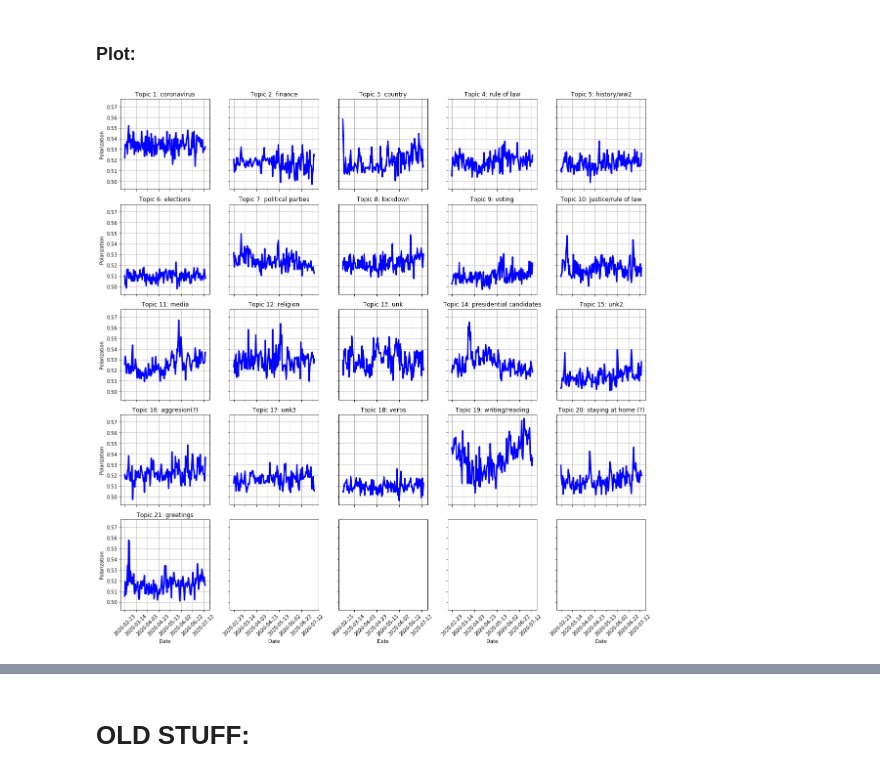
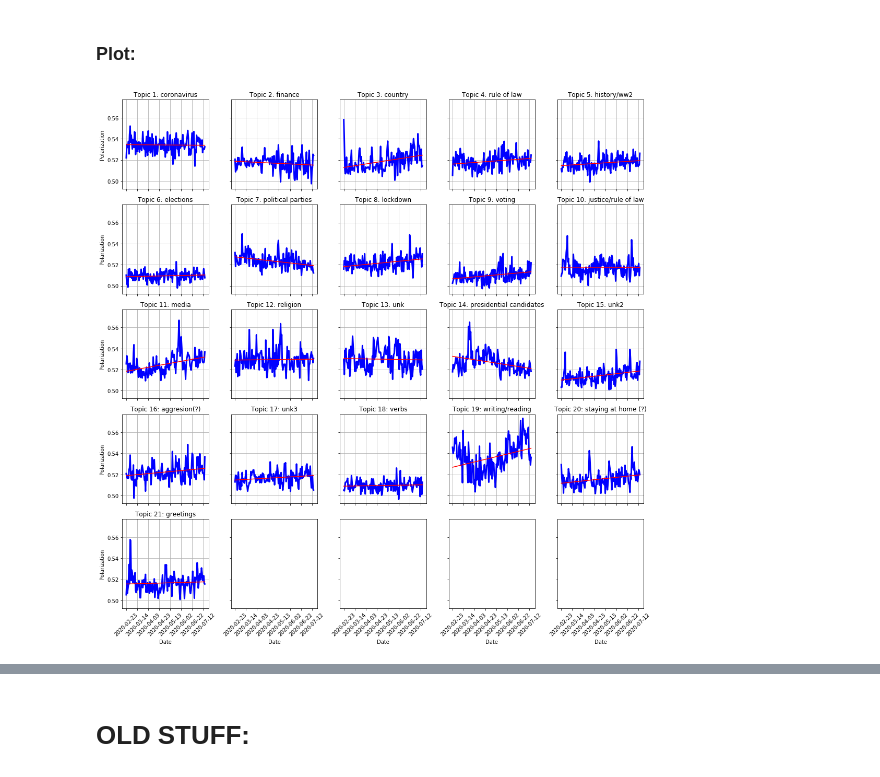
Before and after one commit to bodzioboo/twitter, a Jupyter notebook: notebooks/nlp/polarization.ipynb, the cells around one changed output, grey strips where cells are left out. Drawn from its saved outputs; the diff is of its cells as text; code cells hidden in the pictures.

```diff
--- a/notebooks/nlp/polarization.ipynb
+++ b/notebooks/nlp/polarization.ipynb
@@ -158,0 +159,9 @@ evaluation.plot_aggregated(results, tick_freq = 1, trend_line = True)
+# %%
+results.set_index(['date','type'], inplace = True)
+date = results.reset_index().date.unique()
+true_estimate = results.loc[pd.IndexSlice[:, 'true'], 'estimate'].reset_index(drop = True)
+true_ci = results.loc[pd.IndexSlice[:, 'true'], ('lower_ci', 'upper_ci')].reset_index(drop = True)
+random_estimate = results.loc[pd.IndexSlice[:, 'random'], 'estimate'].reset_index(drop = True)
+random_ci = results.loc[pd.IndexSlice[:, 'random'], ('lower_ci', 'upper_ci')].reset_index(drop = True)
+evaluation.plot_aggregated(date, true_estimate, random_estimate, true_ci, random_ci, trend_line = True, tick_freq = 2)
+plt.show()
@@ -187,0 +216,9 @@ else:
+# %%
+results.set_index(['date','type'], inplace = True)
+date = results.reset_index().date.unique()
+true_estimate = results.loc[pd.IndexSlice[:, 'true'], 'estimate'].reset_index(drop = True)
+true_ci = results.loc[pd.IndexSlice[:, 'true'], ('lower_ci', 'upper_ci')].reset_index(drop = True)
+random_estimate = results.loc[pd.IndexSlice[:, 'random'], 'estimate'].reset_index(drop = True)
+random_ci = results.loc[pd.IndexSlice[:, 'random'], ('lower_ci', 'upper_ci')].reset_index(drop = True)
+evaluation.plot_aggregated(date, true_estimate, random_estimate, true_ci, random_ci, trend_line = True, tick_freq = 10)
+plt.show()
@@ -187,0 +279,4 @@ else:
+# %%
+results = results.reset_index()
+topic_dict = json.load(open(os.path.join(PATH, 'results/topics/mallet/best_model_topic_dict.json'), 'r'))
+evaluation.plot_aggregated_bytopic(results.date, results['point'], results.topic, topic_dict = topic_dict, figsize = (15, 15), trend_line = True)
@@ -188,9 +285,9 @@ else:
 # %% [markdown]
 ## 3. Each topic (best-fit LDA-mallet)
 # %%
-PATH_RESULTS = os.path.join(PATH, "results/polarization/polarization_mallet_new.p")
+PATH_RESULTS = os.path.join(PATH, "results/polarization/polarization_mallet_new.csv")
 if os.path.isfile(PATH_RESULTS):
-    results = pickle.load(open(PATH_RESULTS,"rb"))
+    results = pd.read_csv(PATH_RESULTS, index_col = ['topic','date'])
 else:
     results = defaultdict(lambda: defaultdict(dict))
     for df in tqdm(read_files(PATH_DATA, day_from = START, day_to = END, batch_size = 1,
@@ -198,7 +295,7 @@ else:
         #fit vectorizer on all vocabulary:
         model = ModelPolarization(parties = ["gov", "opp"], limit = 40, ngram_range = (1,2))
         _ = model._vectorize_text(df["lemmatized"].astype(str).to_numpy())
-        del(_)
+        del _
         gc.collect()
 
         #iterate over each topic:
@@ -214,12 +311,21 @@ else:
                 continue
             results[k] = dict(results[k])
     results = dict(results) #convert defaultdict to dict
-    pickle.dump(results, open(PATH_RESULTS,"wb"))
+    results = pd.DataFrame.from_dict({(i, j):results[i][j]
+                                  for i in results.keys()
+                                  for j in results[i].keys()}, orient = 'index')
+
+    results.index.names = ['topic','date']
+    results.reset_index(inplace = True)
+    results[['gov','opp']] = pd.json_normalize(results['n'])
+    del results['n']
+    results.set_index(['topic','date'], inplace = True)
+    results.to_csv(PATH_RESULTS)
 # %% [markdown]
 ### Plot:
 # %%
-results = {k+1:{k1:v1['point'] for k1, v1 in v.items()} for k, v in results.items()}
+results = results.reset_index()
 topic_dict = json.load(open(os.path.join(PATH, 'results/topics/mallet/best_model_topic_dict.json'), 'r'))
-evaluation.plot_aggregated_bytopic(results, figsize = (16, 16),topic_dict = topic_dict)
+evaluation.plot_aggregated_bytopic(results.date, results['point'], results.topic, topic_dict = topic_dict, figsize = (15, 15), trend_line = True)
 # %% [output]
-[figure, old version]
+[figure, new version]
```
Also changed, not shown: parts of 15 cells of this notebook, 8 other files.
